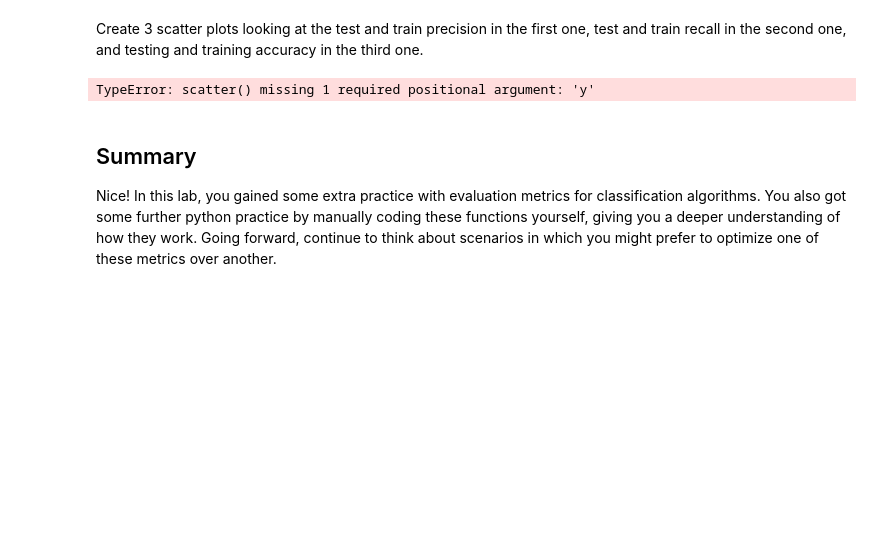
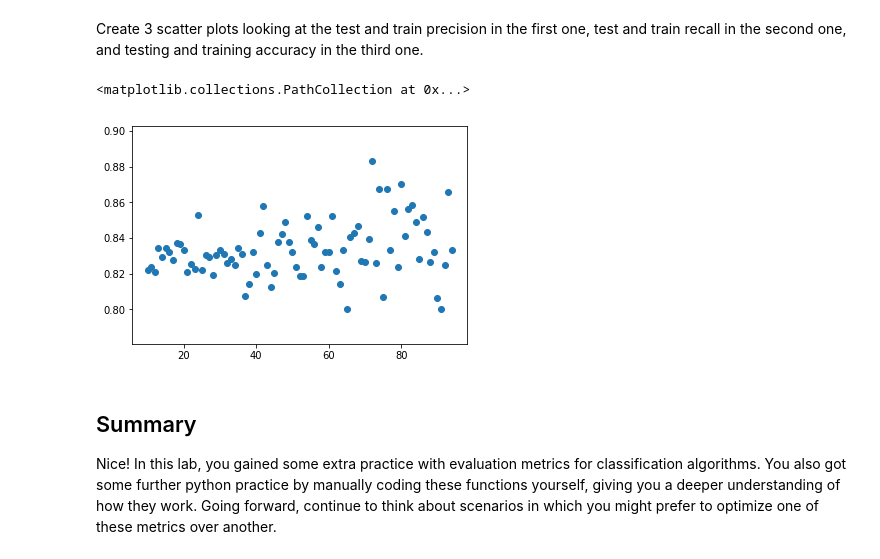
Before and after one commit to oncob749/dsc-3-29-06-evaluating-logistic-regression-models-lab-nyc-ds-career-031119, a Jupyter notebook: index.ipynb, the cells around one changed output. Saved outputs shown, nothing was run; the diff lists cells and outputs as text; code cells hidden in the pictures; blank space fills up the shorter version.

```diff
--- a/index.ipynb
+++ b/index.ipynb
@@ -149,9 +149,10 @@ for i in range(10,95):
 Create 3 scatter plots looking at the test and train precision in the first one, test and train recall in the second one, and testing and training accuracy in the third one.
 # %%
 # code for test and train precision
-plt.scatter(range(10,95), training_Precision)
+plt.scatter(range(10,95), training_Precision, label=training_Precision)
 # %% [output]
-TypeError: scatter() missing 1 required positional argument: 'y'
+<matplotlib.collections.PathCollection at 0x...>
+[figure, added]
 # %%
 # code for test and train recall
 # %%
```
